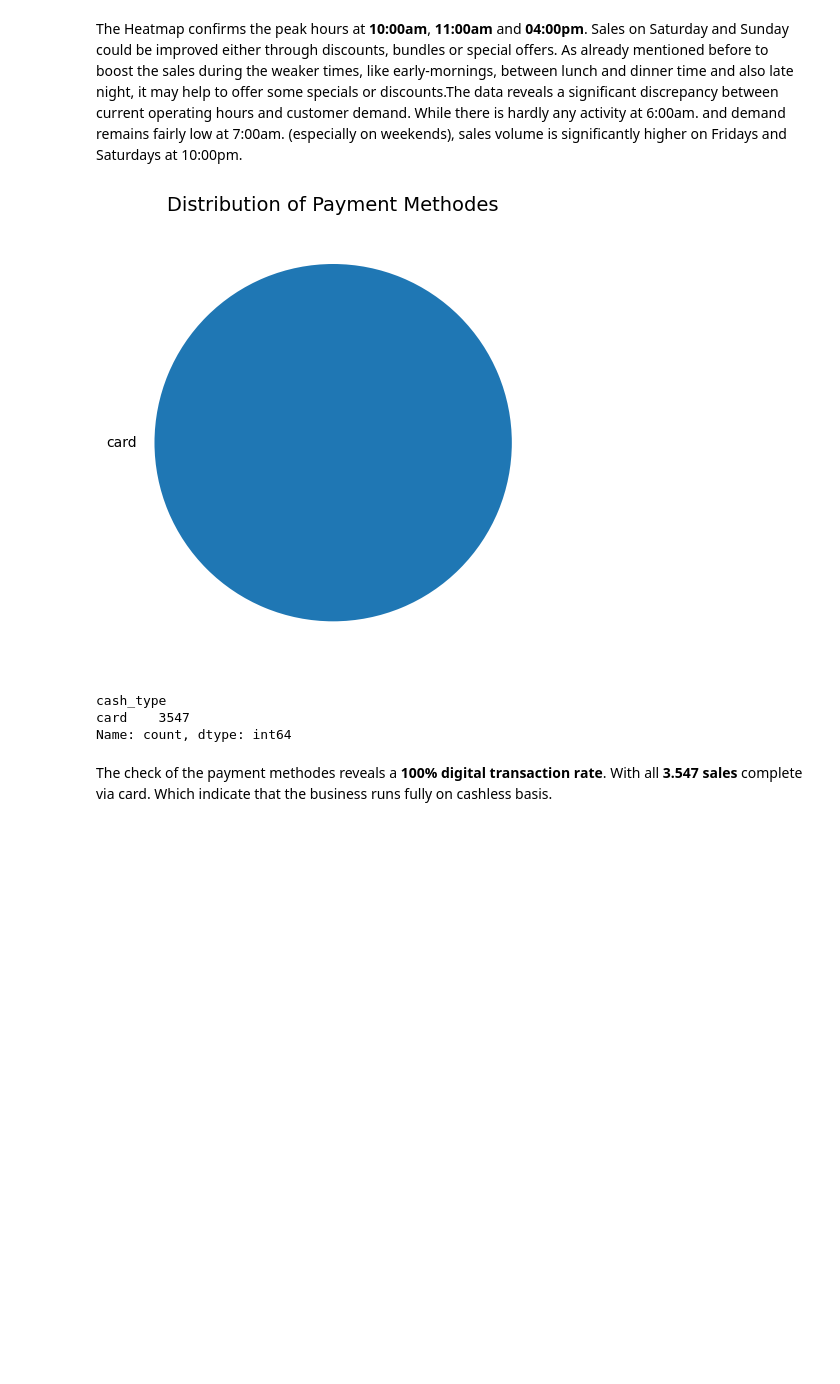
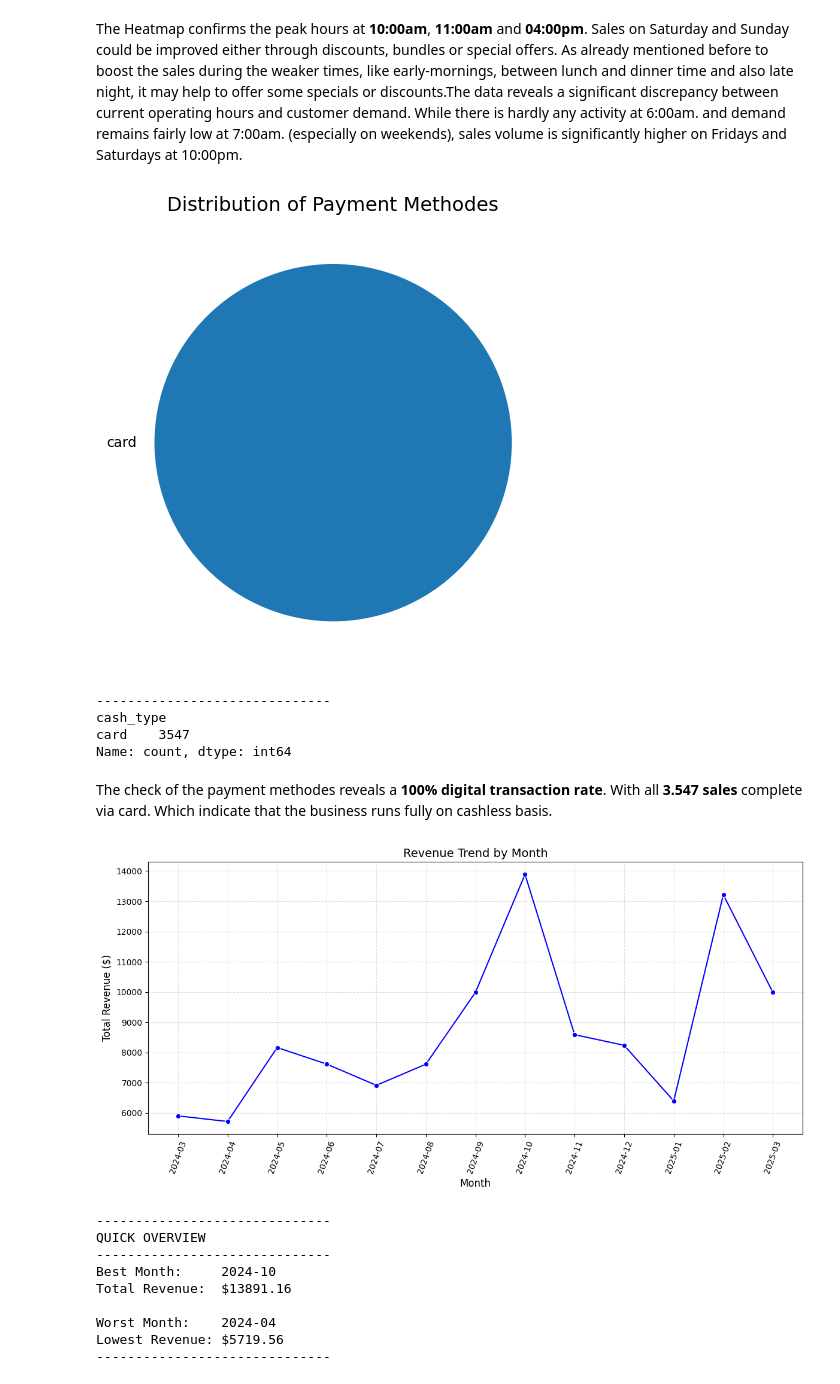
Before and after one commit to clia7/Coffee-Sales-Analysis, a Jupyter notebook: coffee-sales-eda.ipynb, the cells around one changed output. Drawn from its saved outputs; the diff is of its cells as text; code cells hidden in the pictures; blank space fills up the shorter version.

```diff
--- a/coffee-sales-eda.ipynb
+++ b/coffee-sales-eda.ipynb
@@ -310,6 +318,7 @@ plt.show()
 # %% [markdown]
 The Heatmap confirms the peak hours at **10:00am**, **11:00am** and **04:00pm**. Sales on Saturday and Sunday could be improved either through discounts, bundles or special offers. As already mentioned before to boost the sales during the weaker times, like early-mornings, between lunch and dinner time and also late night, it may help to offer some specials or discounts.The data reveals a significant discrepancy between current operating hours and customer demand. While there is hardly any activity at 6:00am. and demand remains fairly low at 7:00am. (especially on weekends), sales volume is significantly higher on Fridays and Saturdays at 10:00pm.
 # %%
+# Check the different payment methodes
 payment_check = df['cash_type'].value_counts()
 
 plt.figure(figsize=(5,5))
@@ -321,11 +330,50 @@ plt.ylabel('')
 plt.tight_layout()
 plt.show()
 
+# Output
+print('-' *30)
 print(payment_check)
 # %% [output]
 [figure]
+------------------------------
 cash_type
 card    3547
 Name: count, dtype: int64
 # %% [markdown]
 The check of the payment methodes reveals a **100% digital transaction rate**. With all **3.547 sales** complete via card. Which indicate that the business runs fully on cashless basis.
+# %%
+# Analyse Revenue Trend Monthly
+df['Month'] = df['Date'].dt.to_period('M').astype(str)
+monthly_revenue = df.groupby('Month')['money'].sum().reset_index()
+
+plt.figure(figsize=(12,6))
+sns.lineplot(data=monthly_revenue, x='Month', y='money', color='blue', marker='o')
+plt.title('Revenue Trend by Month', fontsize=14)
+plt.xlabel('Month', fontsize=12)
+plt.ylabel('Total Revenue ($)', fontsize=12)
+plt.xticks(rotation=70)
+plt.grid(linestyle='--', alpha=0.4)
+
+plt.tight_layout()
+plt.show()
+
+# Output for Quick Overview
+print('-' * 30)
+print('QUICK OVERVIEW')
+print('-' * 30)
+print(f'Best Month:     {monthly_revenue.sort_values(by='money', ascending=False).iloc[0]['Month']}')
+print(f'Total Revenue:  ${monthly_revenue.sort_values(by='money', ascending=False).iloc[0]['money']}\n')
+print(f'Worst Month:    {monthly_revenue.sort_values(by='money', ascending=False).iloc[-1]['Month']}')
+print(f'Lowest Revenue: ${monthly_revenue.sort_values(by='money', ascending=False).iloc[-1]['money']}')
+print('-' * 30)
+# %% [output]
+[figure, added]
+------------------------------
+QUICK OVERVIEW
+------------------------------
+Best Month:     2024-10
+Total Revenue:  $13891.16
+
+Worst Month:    2024-04
+Lowest Revenue: $5719.56
+------------------------------
```
Also changed, not shown: parts of 2 cells of this notebook.
